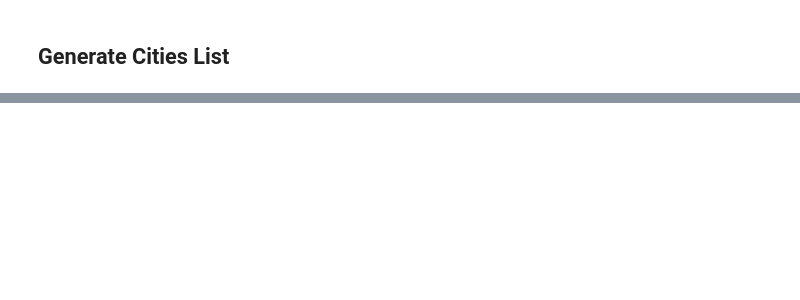
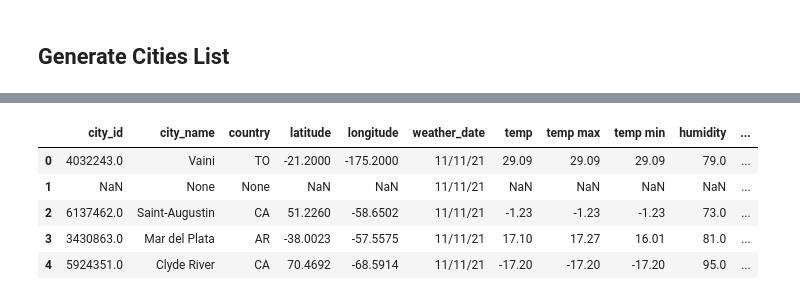
Before and after one commit to samuelroiz/Weather_Search, a Jupyter notebook: Code/Weather_Code.ipynb, the cells around one changed output, grey strips where cells are left out. Drawn from its saved outputs; the diff is of its cells as text; code cells hidden in the pictures; blank space fills up the shorter version.

Commit message:
Added code. Done with reading the url. Added table.

```diff
--- a/Code/Weather_Code.ipynb
+++ b/Code/Weather_Code.ipynb
@@ -286,0 +314,27 @@ KeyboardInterrupt:
+# %%
+# create a dictionary from the lists that we created above
+weather_dict = {
+    "city_id": city_id,
+    "city_name": city_name,
+    "country": sys_country,
+    "latitude": lat,
+    "longitude": lon,
+    "weather_date": dt_weather_date,
+    "temp": main_temp,
+    "temp max": main_temp_max,
+    "temp min": main_temp_min,
+    "humidity": main_humidity,
+    "cloudiness": clouds_all,
+    "wind_speed": wind_speed
+}
+
+# Use the dictionary to create a dataframe named weather_data
+weather_data = pd.DataFrame(weather_dict)
+weather_data.head()
+# %% [output]
+|  | city_id | city_name | country | latitude | longitude | weather_date | temp | temp max | temp min | humidity | ... |
+| 0 | 4032243.0 | Vaini | TO | -21.2000 | -175.2000 | 11/11/21 | 29.09 | 29.09 | 29.09 | 79.0 | ... |
+| 1 | NaN | None | None | NaN | NaN | 11/11/21 | NaN | NaN | NaN | NaN | ... |
+| 2 | 6137462.0 | Saint-Augustin | CA | 51.2260 | -58.6502 | 11/11/21 | -1.23 | -1.23 | -1.23 | 73.0 | ... |
+| 3 | 3430863.0 | Mar del Plata | AR | -38.0023 | -57.5575 | 11/11/21 | 17.10 | 17.27 | 16.01 | 81.0 | ... |
+| 4 | 5924351.0 | Clyde River | CA | 70.4692 | -68.5914 | 11/11/21 | -17.20 | -17.20 | -17.20 | 95.0 | ... |
```
Also changed, not shown: parts of 9 cells of this notebook, 2 other files.
